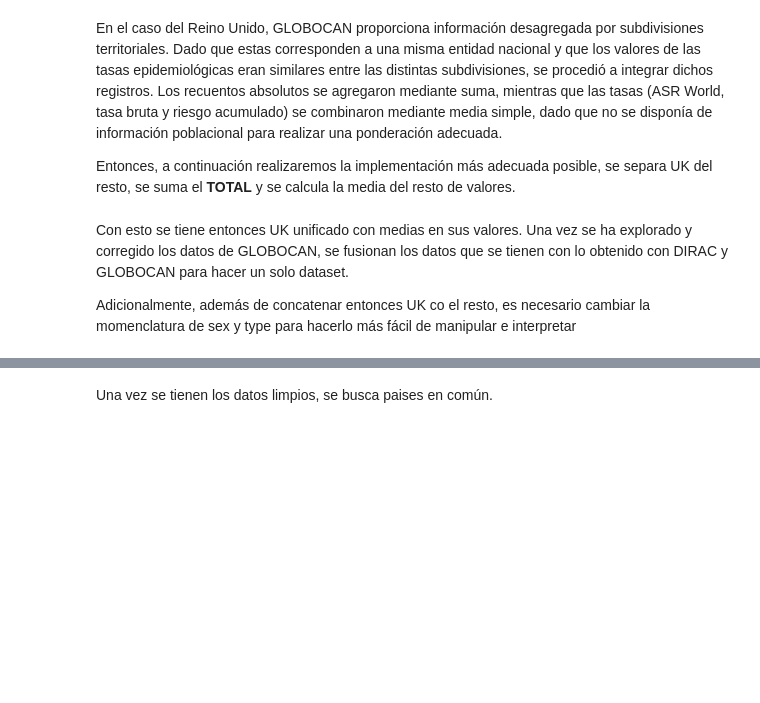
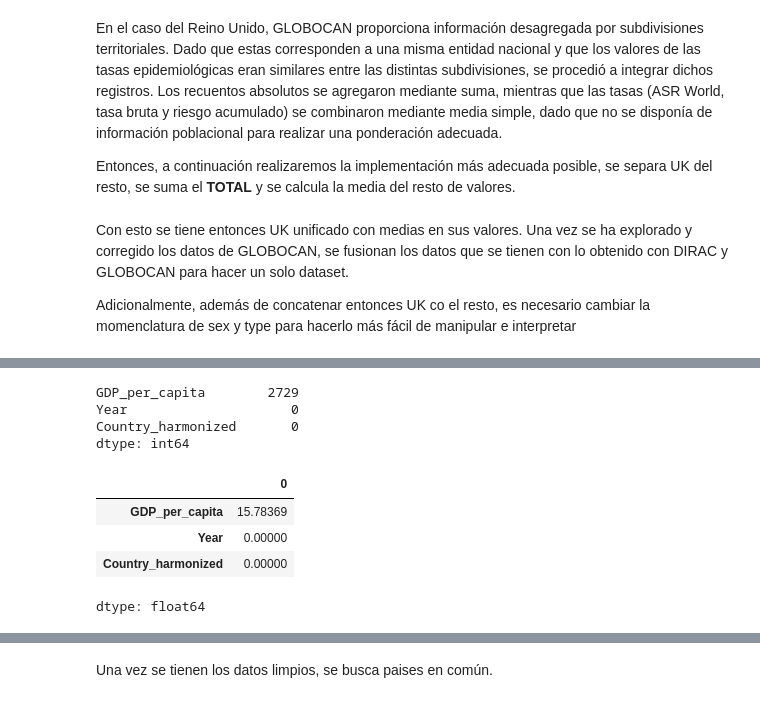
Before and after one commit to mehrerm/TFM, a Jupyter notebook: notebooks/01_load_and_clean_DIRAC.ipynb, the cells around one changed output, grey strips where cells are left out. Cells and saved outputs as stored; diff of their text form; code cells hidden in the pictures; blank space fills up the shorter version.

```diff
--- a/notebooks/01_load_and_clean_DIRAC.ipynb
+++ b/notebooks/01_load_and_clean_DIRAC.ipynb
@@ -843,0 +936,13 @@ glob_clean = df_all_cancer_clean.copy()
+# %%
+print(df_PIB.isna().sum().sort_values(ascending=False))
+(df_PIB.isna().mean() * 100).sort_values(ascending=False)
+# %% [output]
+GDP_per_capita        2729
+Year                     0
+Country_harmonized       0
+dtype: int64
+|  | 0 |
+| GDP_per_capita | 15.78369 |
+| Year | 0.00000 |
+| Country_harmonized | 0.00000 |
+dtype: float64
```
Also changed, not shown: parts of 17 cells of this notebook.
